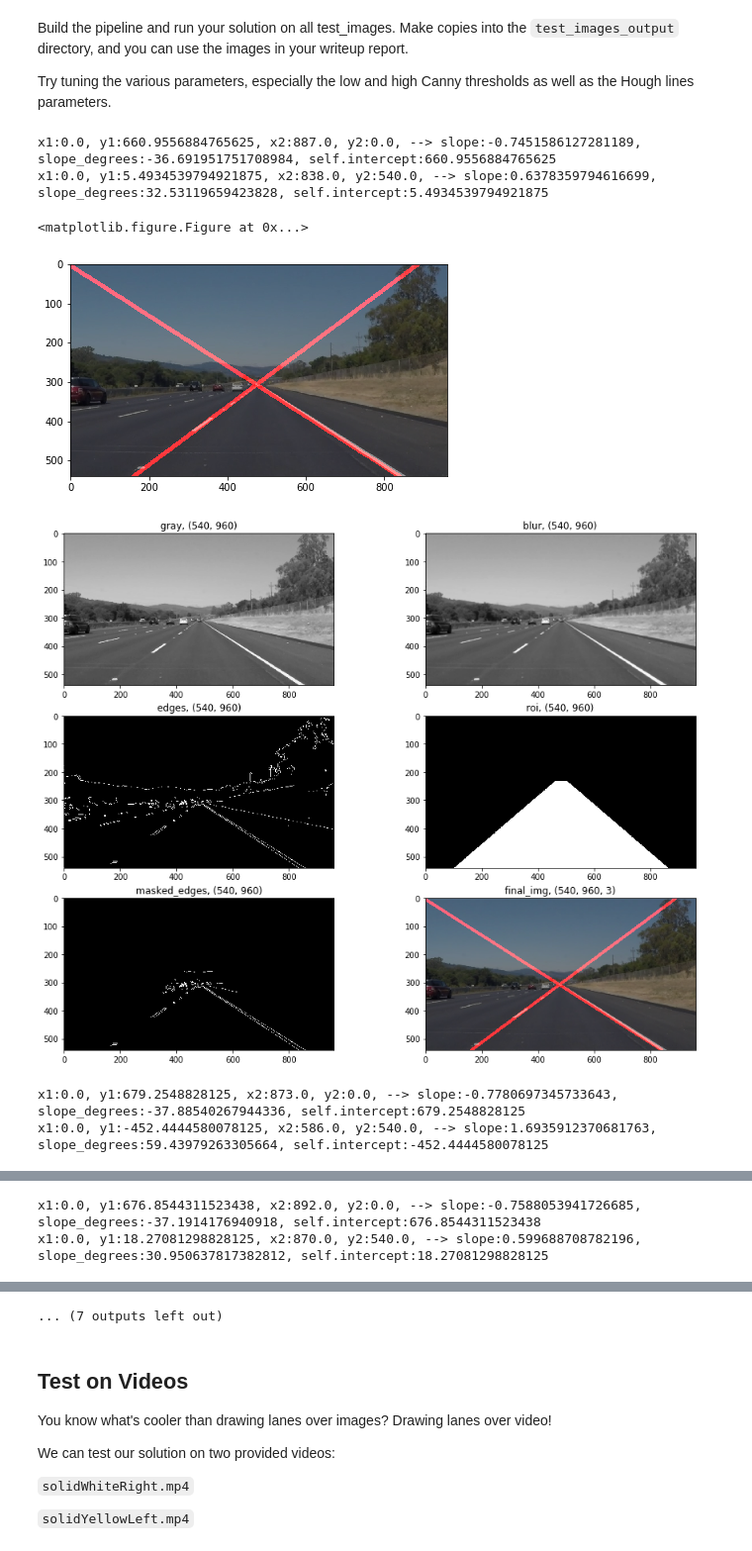
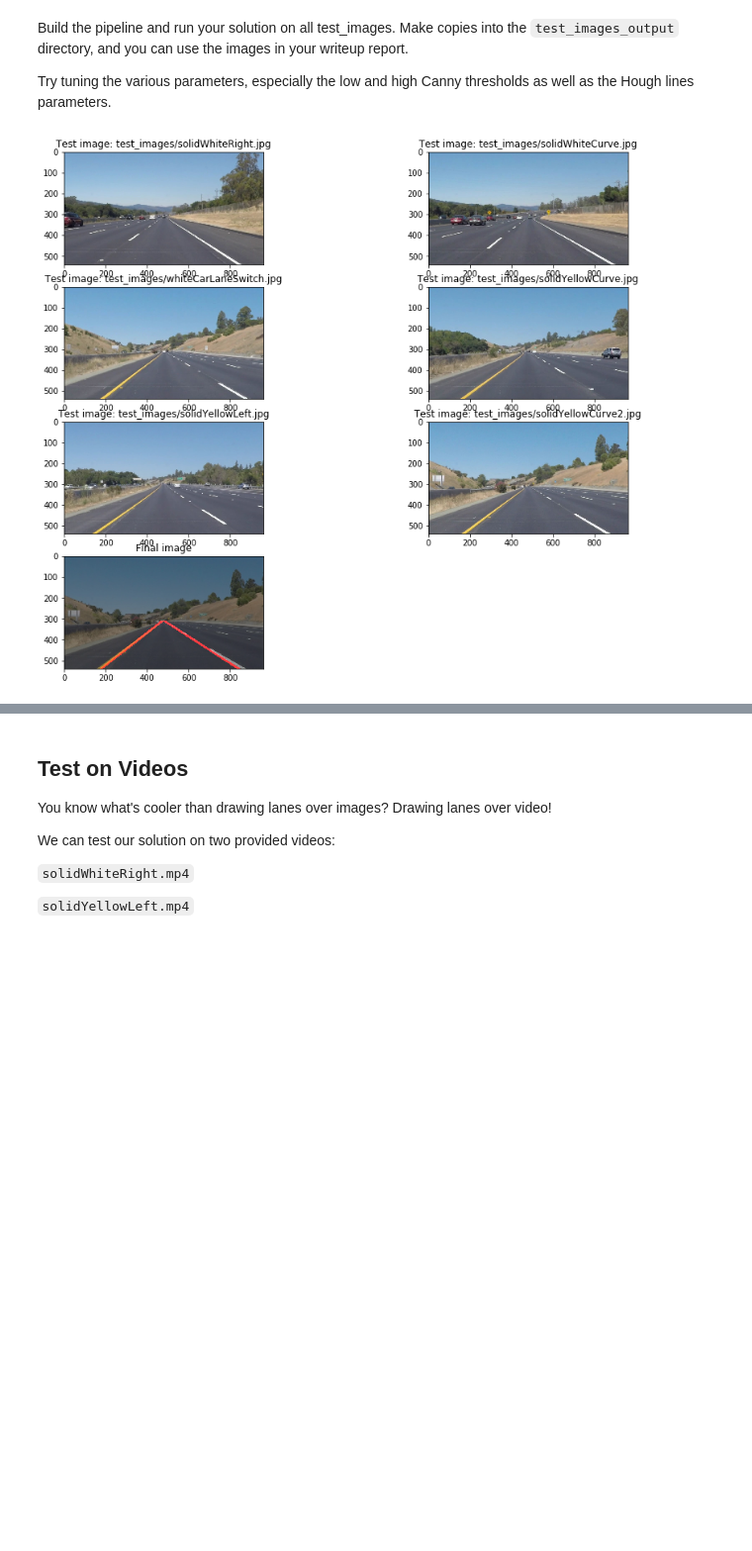
Before and after one commit to luk6xff/SelfDrivingCarND, a Jupyter notebook: CarND-LaneLines-P1/P1-MY_SOLUTION.ipynb, the cells around one changed output, grey strips where cells are left out. Shown at 99% size. Saved outputs shown, nothing was run; the diff lists cells and outputs as text; code cells hidden in the pictures; blank space fills up the shorter version.

```diff
--- a/CarND-LaneLines-P1/P1-MY_SOLUTION.ipynb
+++ b/CarND-LaneLines-P1/P1-MY_SOLUTION.ipynb
@@ -27,7 +27,7 @@ DEBUG = True
 def open_test_image(img_path):
     return mpimg.imread(img_path)
 
-def save_test_image_output(img_name):
+def save_test_image_output(img_name, out_image):
     cv2.imwrite(os.path.join(TEST_IMAGES_OUTPUT_FOLDER_PATH, img_name), cv2.cvtColor(out_image, cv2.COLOR_RGB2BGR))
 
 def get_paths_of_all_test_images():
@@ -209,8 +209,8 @@ def create_roi(image):
     # imshape[0] - height
     # imshape[1] - width
     bottom_left  = (100,imshape[0])
-    top_left     = (imshape[1]/2-20,imshape[0]/2-40)
-    top_right    = (imshape[1]/2+20,imshape[0]/2-40)
+    top_left     = (imshape[1]/2-20,imshape[0]/2+42)
+    top_right    = (imshape[1]/2+20,imshape[0]/2+42)
     bottom_right = (imshape[1]-100,imshape[0])
     vertices = np.array([[bottom_left, top_left, top_right, bottom_right]], dtype=np.int32)
     cv2.fillPoly(mask, vertices, ignore_mask_color)
@@ -230,8 +230,8 @@ def extract_lanes(lines, image):
 
 
     # Extract right and left lane based on their slope
-    left_lines  = [l for l in lines if l.slope_degrees < -35]
-    right_lines = [l for l in lines if l.slope_degrees > 30]
+    left_lines  = [l for l in lines if (l.slope_degrees < -30 and l.slope_degrees > -60)]
+    right_lines = [l for l in lines if (l.slope_degrees >  30 and l.slope_degrees <  60)]
 
     #     print("LEFT_LINES*********************")
     #     for i,l in enumerate(left_lines):
@@ -284,11 +284,11 @@ def process_image(img):
     masked_edges_img = cv2.bitwise_and(edges, roi)
 
     # Extract lines
-    rho = 1             # distance resolution in pixels of the Hough grid
+    rho = 2             # distance resolution in pixels of the Hough grid
     theta = (np.pi/180) # angular resolution in radians of the Hough grid
-    threshold = 15      # minimum number of votes (intersections in Hough grid cell)
-    min_line_len = 40   # minimum number of pixels making up a line
-    max_line_gap = 20   # maximum gap in pixels between connectable line segments
+    threshold = 1      # minimum number of votes (intersections in Hough grid cell)
+    min_line_len = 15   # minimum number of pixels making up a line
+    max_line_gap = 5   # maximum gap in pixels between connectable line segments
 
     # Run Hough on edge detected image
     # Output "lines" is an array containing endpoints of detected line segments
@@ -300,49 +300,46 @@ def process_image(img):
     # Create a blank image to draw lines on
     lanes_image = np.zeros((img.shape[0], img.shape[1], 3), dtype=np.uint8)
 
     # Draw lanes found
     for lane in lane_lines:
-        print(lane)
-    for lane in lane_lines:
         lane.draw(lanes_image)
-    plt.figure(figsize=(15,12))
-    plt.subplot(2, 2, 1)
-    plt.imshow(lanes_image)
-    final_img = weighted_img(lanes_image, img, α=0.6, β=1., γ=0.)
+
+    # Mask lanes on the roi
+    masked_lanes_img = cv2.bitwise_and(lanes_image, create_roi(lanes_image))
+
+    final_img = weighted_img(masked_lanes_img, img, α=0.6, β=1., γ=0.)
     plt.imshow(final_img)
 
-
-    if DEBUG == 1:
+    if DEBUG == 0:
         cols = 3
         rows = 2
         plt.figure(figsize=(15,12))
         plt.subplot(cols, rows, 1).set_title("gray, {}".format(gray.shape))
         plt.imshow(gray, cmap='gray')
         plt.subplot(cols, rows, 2).set_title("blur, {}".format(blur.shape))
         plt.imshow(blur, cmap='gray')
         plt.subplot(cols, rows, 3).set_title("edges, {}".format(edges.shape))
         plt.imshow(edges, cmap='gray')
         plt.subplot(cols, rows, 4).set_title("roi, {}".format(roi.shape))
         plt.imshow(roi, cmap='gray')
         plt.subplot(cols, rows, 5).set_title("masked_edges, {}".format(masked_edges_img.shape))
         plt.imshow(masked_edges_img, cmap='Greys_r')
         plt.subplot(cols, rows, 6).set_title("final_img, {}".format(final_img.shape))
         plt.imshow(final_img)
         plt.show()
-    return final_img
+    return img,final_img
 
 # Go through all the images
 plt.figure(figsize=(15,15))
 for i, path in enumerate(test_path_all_images):
-    image = process_image(open_test_image(path))
-    #plt.subplot(3, 2, i+1).set_title("Data type: {}, Size: {}".format(type(image), image.shape))
-    #plt.imshow(image)
+    img,final_img = process_image(open_test_image(path))
+    plt.subplot(5, 2, i+1).set_title("Test image: "+path)
+    plt.imshow(img)
+    i = i+1
+    plt.subplot(5, 2, i+1).set_title("Final image")
+    plt.imshow(final_img)
+    save_test_image_output(path, final_img)
+
 # then save them to the test_images_output directory.
 # %% [output]
-x1:0.0, y1:660.9556884765625, x2:887.0, y2:0.0, --> slope:-0.7451586127281189, slope_degrees:-36.691951751708984, self.intercept:660.9556884765625
-x1:0.0, y1:5.4934539794921875, x2:838.0, y2:540.0, --> slope:0.6378359794616699, slope_degrees:32.53119659423828, self.intercept:5.4934539794921875
-<matplotlib.figure.Figure at 0x...>
-[figure, old version]
+[figure, new version]
-[figure, removed]
-x1:0.0, y1:679.2548828125, x2:873.0, y2:0.0, --> slope:-0.7780697345733643, slope_degrees:-37.88540267944336, self.intercept:679.2548828125
-x1:0.0, y1:-452.4444580078125, x2:586.0, y2:540.0, --> slope:1.6935912370681763, slope_degrees:59.43979263305664, self.intercept:-452.4444580078125
@@ -351,2 +345,0 @@ x1:0.0, y1:-452.4444580078125, x2:586.0, y2:540.0, --> slope:1.6935912370681763,
-x1:0.0, y1:676.8544311523438, x2:892.0, y2:0.0, --> slope:-0.7588053941726685, slope_degrees:-37.1914176940918, self.intercept:676.8544311523438
-x1:0.0, y1:18.27081298828125, x2:870.0, y2:540.0, --> slope:0.599688708782196, slope_degrees:30.950637817382812, self.intercept:18.27081298828125
@@ -358,4 +346,3 @@ x1:0.0, y1:28.128570556640625, x2:861.0, y2:540.0, --> slope:0.5945080518722534,
-... (7 outputs left out)
 # %% [markdown]
 ## Test on Videos
 
```
Also changed, not shown: parts of 1 cell of this notebook.
